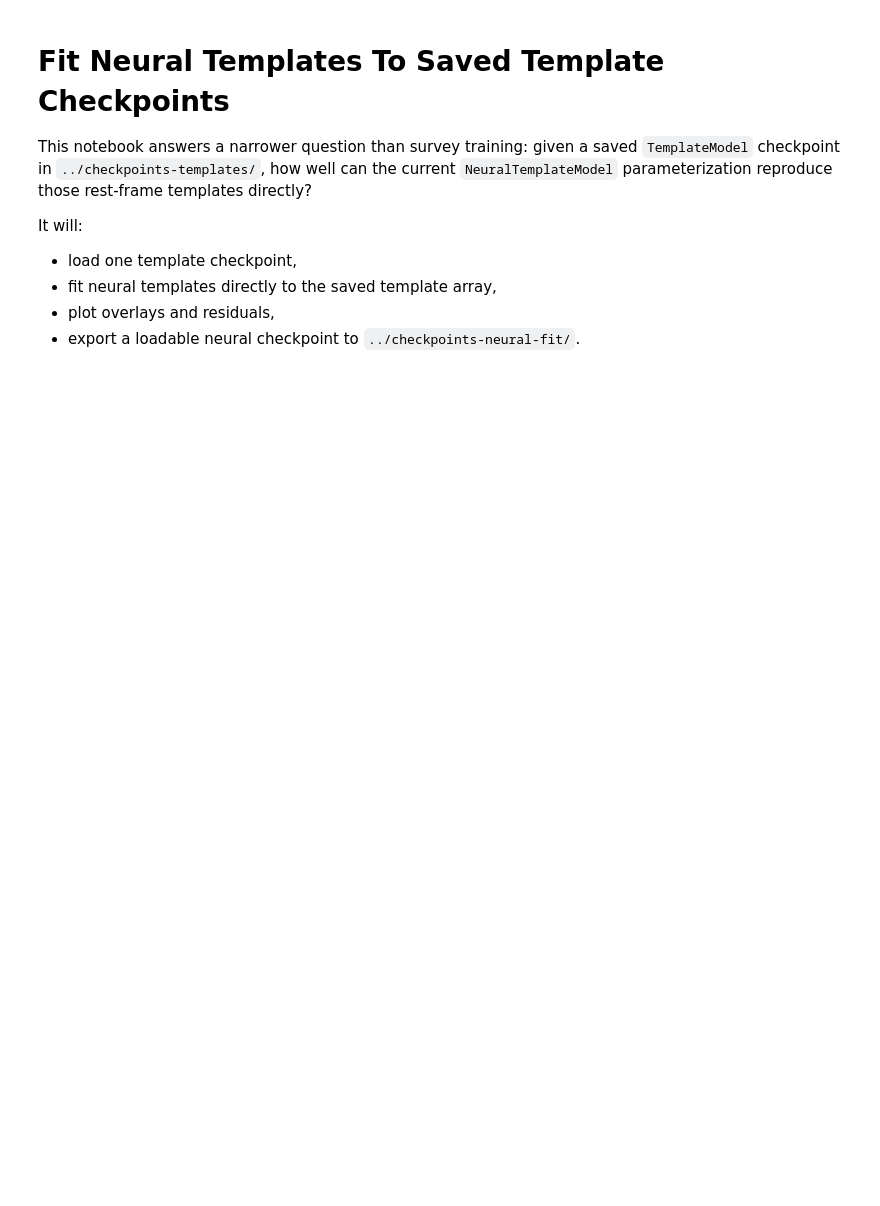
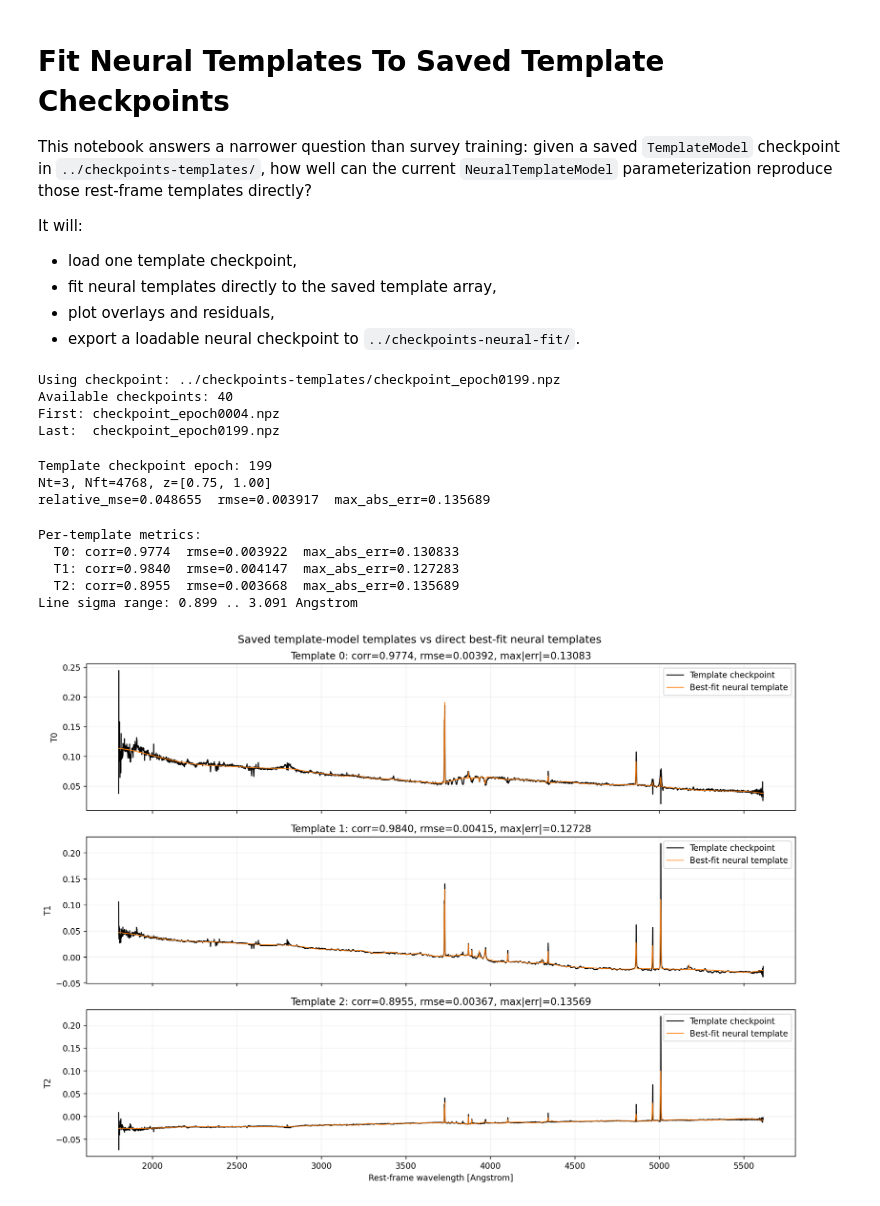
Before and after one commit to slosar/templater, a Jupyter notebook: notebooks/fit_neural_to_templates.ipynb, the cells around one changed output. Cells and saved outputs as stored; diff of their text form; code cells hidden in the pictures; blank space fills up the shorter version.

```diff
--- a/notebooks/fit_neural_to_templates.ipynb
+++ b/notebooks/fit_neural_to_templates.ipynb
@@ -39,9 +39,9 @@ OUTPUT_DIR = Path('../checkpoints-neural-fit')
 # Default: latest template checkpoint. Replace with any specific file if needed.
 TEMPLATE_CKPT = Path(latest_checkpoint(str(CHECKPOINT_DIR)))
 
-MLP_HIDDEN = 64
+MLP_HIDDEN = 1024
 LR = 3e-2
-N_STEPS = 3000
+N_STEPS = 20000
 SEED = 0
 
 available = sorted(CHECKPOINT_DIR.glob('checkpoint_epoch*.npz'))
@@ -49,6 +49,11 @@ print('Using checkpoint:', TEMPLATE_CKPT)
 print('Available checkpoints:', len(available))
 print('First:', available[0].name)
 print('Last: ', available[-1].name)
+# %% [output]
+Using checkpoint: ../checkpoints-templates/checkpoint_epoch0199.npz
+Available checkpoints: 40
+First: checkpoint_epoch0004.npz
+Last:  checkpoint_epoch0199.npz
 # %%
 wave_obs = load_wave_obs(SPECTRA_DIR)
 template_model, template_params, template_epoch = TemplateModel.load_checkpoint(str(TEMPLATE_CKPT), wave_obs)
@@ -68,6 +73,10 @@ t_wave = np.array(template_model.t_wave)
 print(f'Template checkpoint epoch: {template_epoch}')
 print(f'Nt={template_model.Nt}, Nft={template_model.Nft}, z=[{template_model.zmin:.2f}, {template_model.zmax:.2f}]')
 print(f"relative_mse={fit_metrics['relative_mse']:.6f}  rmse={fit_metrics['rmse']:.6f}  max_abs_err={fit_metrics['max_abs_err']:.6f}")
+# %% [output]
+Template checkpoint epoch: 199
+Nt=3, Nft=4768, z=[0.75, 1.00]
+relative_mse=0.048655  rmse=0.003917  max_abs_err=0.135689
 # %%
 line_sigma = np.array(np.log1p(np.exp(np.array(neural_params['line_sigma_raw'])))) + 0.1
 print('Per-template metrics:')
@@ -77,24 +86,32 @@ for item in fit_metrics['per_template']:
         f"  T{k}: corr={item['corr']:.4f}  rmse={item['rmse']:.6f}  max_abs_err={item['max_abs_err']:.6f}"
     )
 print(f'Line sigma range: {line_sigma.min():.3f} .. {line_sigma.max():.3f} Angstrom')
+# %% [output]
+Per-template metrics:
+  T0: corr=0.9774  rmse=0.003922  max_abs_err=0.130833
+  T1: corr=0.9840  rmse=0.004147  max_abs_err=0.127283
+  T2: corr=0.8955  rmse=0.003668  max_abs_err=0.135689
+Line sigma range: 0.899 .. 3.091 Angstrom
 # %%
-fig, axes = plt.subplots(template_model.Nt, 1, figsize=(13, 3.2 * template_model.Nt), sharex=True)
+fig, axes = plt.subplots(template_model.Nt, 1, figsize=(13, 3.2 * template_model.Nt), dpi=200, sharex=True)
 axes = np.atleast_1d(axes)
 
 for k, ax in enumerate(axes):
     per_template = fit_metrics['per_template'][k]
     ax.plot(t_wave, target_T[k], color='black', lw=1.2, label='Template checkpoint')
     ax.plot(t_wave, fit_T[k], color='tab:orange', lw=1.0, alpha=0.9, label='Best-fit neural template')
     ax.set_ylabel(f'T{k}')
     ax.grid(alpha=0.2)
     ax.legend(loc='upper right')
     ax.set_title(
         f"Template {k}: corr={per_template['corr']:.4f}, rmse={per_template['rmse']:.5f}, max|err|={per_template['max_abs_err']:.5f}"
     )
 
 axes[-1].set_xlabel('Rest-frame wavelength [Angstrom]')
 fig.suptitle('Saved template-model templates vs direct best-fit neural templates', fontsize=13)
 fig.tight_layout()
+# %% [output]
+[figure, added]
 # %%
 residual = fit_T - target_T
 fig, axes = plt.subplots(template_model.Nt, 1, figsize=(13, 2.6 * template_model.Nt), sharex=True)
```
Also changed, not shown: parts of 5 cells of this notebook, 10 other files.
